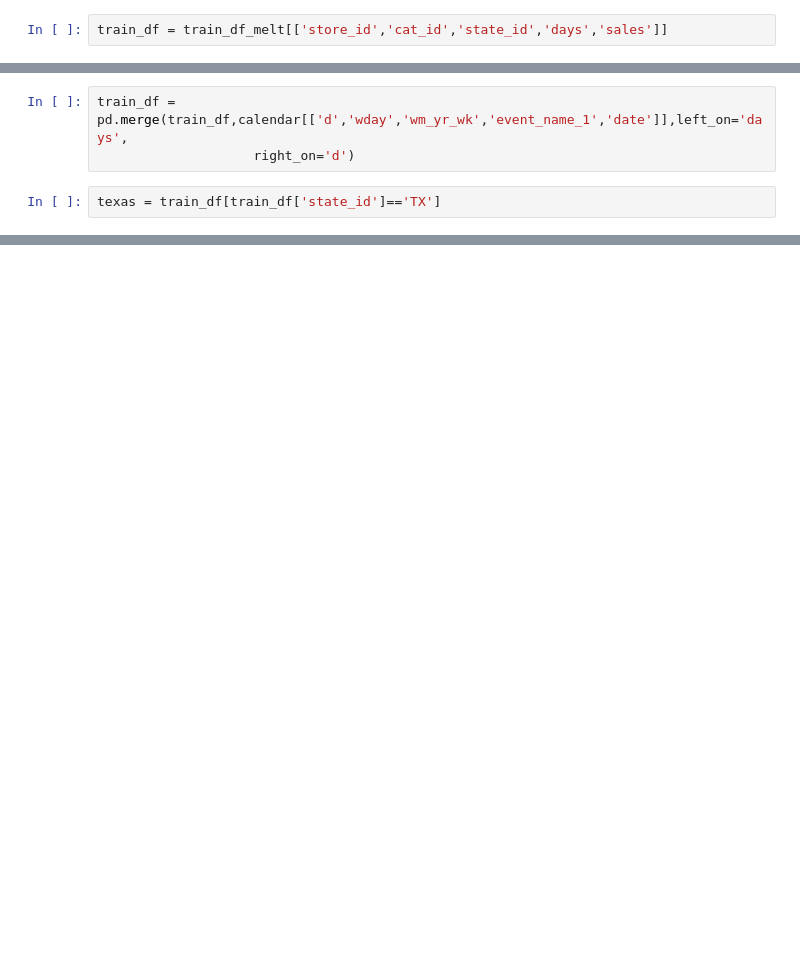
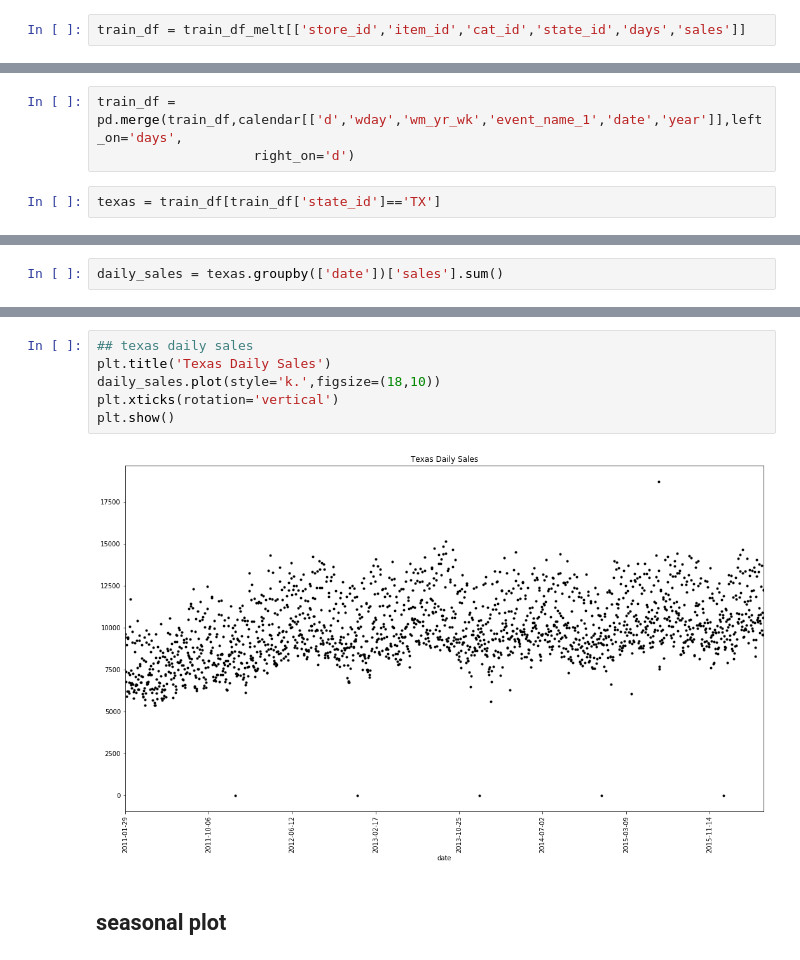
Before and after one commit to Mtaylert/Forecasting, a Jupyter notebook: code/Forecasting.ipynb, the cells around one changed output, grey strips where cells are left out. Drawn from its saved outputs; the diff is of its cells as text; blank space fills up the shorter version.

```diff
--- a/code/Forecasting.ipynb
+++ b/code/Forecasting.ipynb
@@ -28,7 +28,7 @@ def Convert_to_transaction(df):
 
 train_df_melt = Convert_to_transaction(trainData)
 # %%
-train_df = train_df_melt[['store_id','cat_id','state_id','days','sales']]
+train_df = train_df_melt[['store_id','item_id','cat_id','state_id','days','sales']]
 # %%
 del train_df_melt
 del trainData
@@ -45,7 +45,7 @@ calendar.head()
 | 3 | 2011-02-01 | 11101 | Tuesday | 4 | 2 | 2011 | d_4 | NaN | NaN | ... |
 | 4 | 2011-02-02 | 11101 | Wednesday | 5 | 2 | 2011 | d_5 | NaN | NaN | ... |
 # %%
-train_df = pd.merge(train_df,calendar[['d','wday','wm_yr_wk','event_name_1','date']],left_on='days',
+train_df = pd.merge(train_df,calendar[['d','wday','wm_yr_wk','event_name_1','date','year']],left_on='days',
                     right_on='d')
 # %%
 texas = train_df[train_df['state_id']=='TX']
@@ -55,0 +52,2 @@ texas.shape
+# %%
+daily_sales = texas.groupby(['date'])['sales'].sum()
@@ -55,0 +59,10 @@ texas.shape
+# %%
+## texas daily sales
+plt.title('Texas Daily Sales')
+daily_sales.plot(style='k.',figsize=(18,10))
+plt.xticks(rotation='vertical')
+plt.show()
+# %% [output]
+[figure, added]
+# %% [markdown]
+## seasonal plot
```
Also changed, not shown: parts of 9 cells of this notebook.
